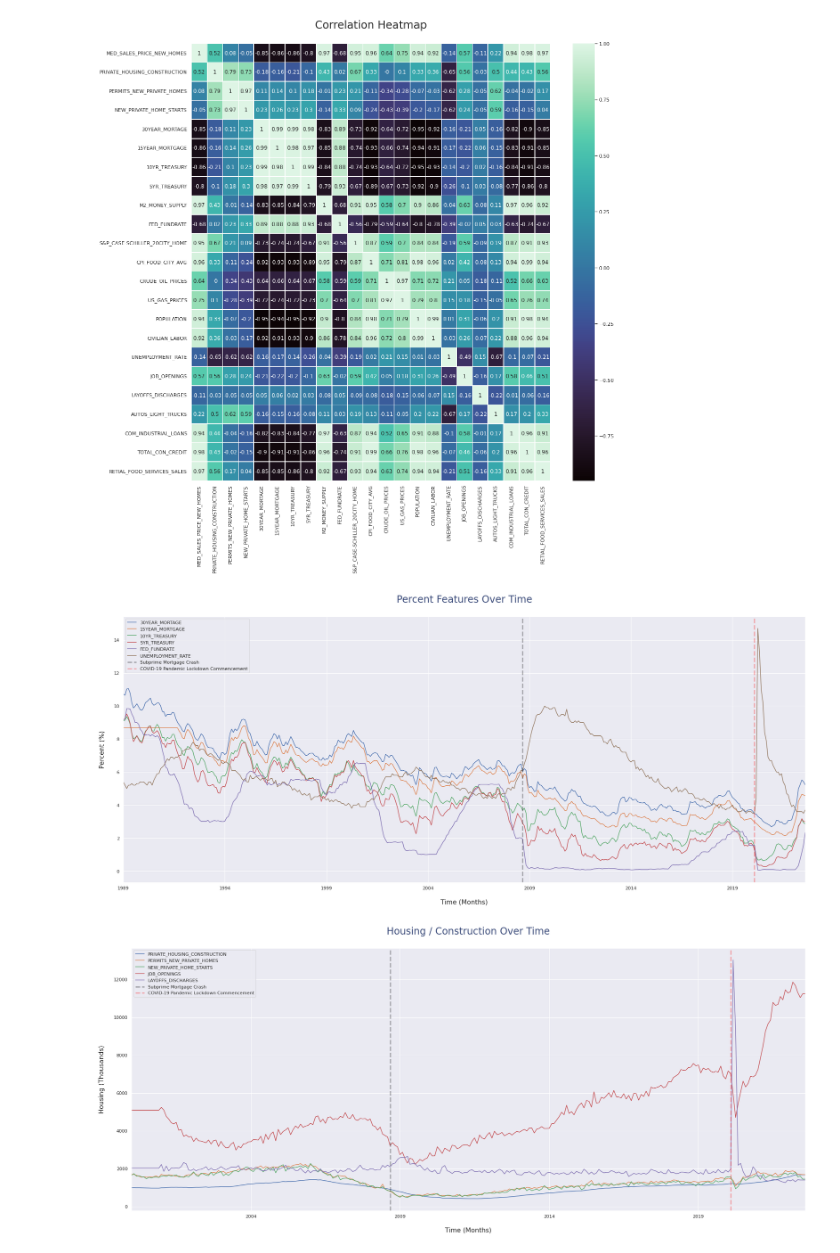
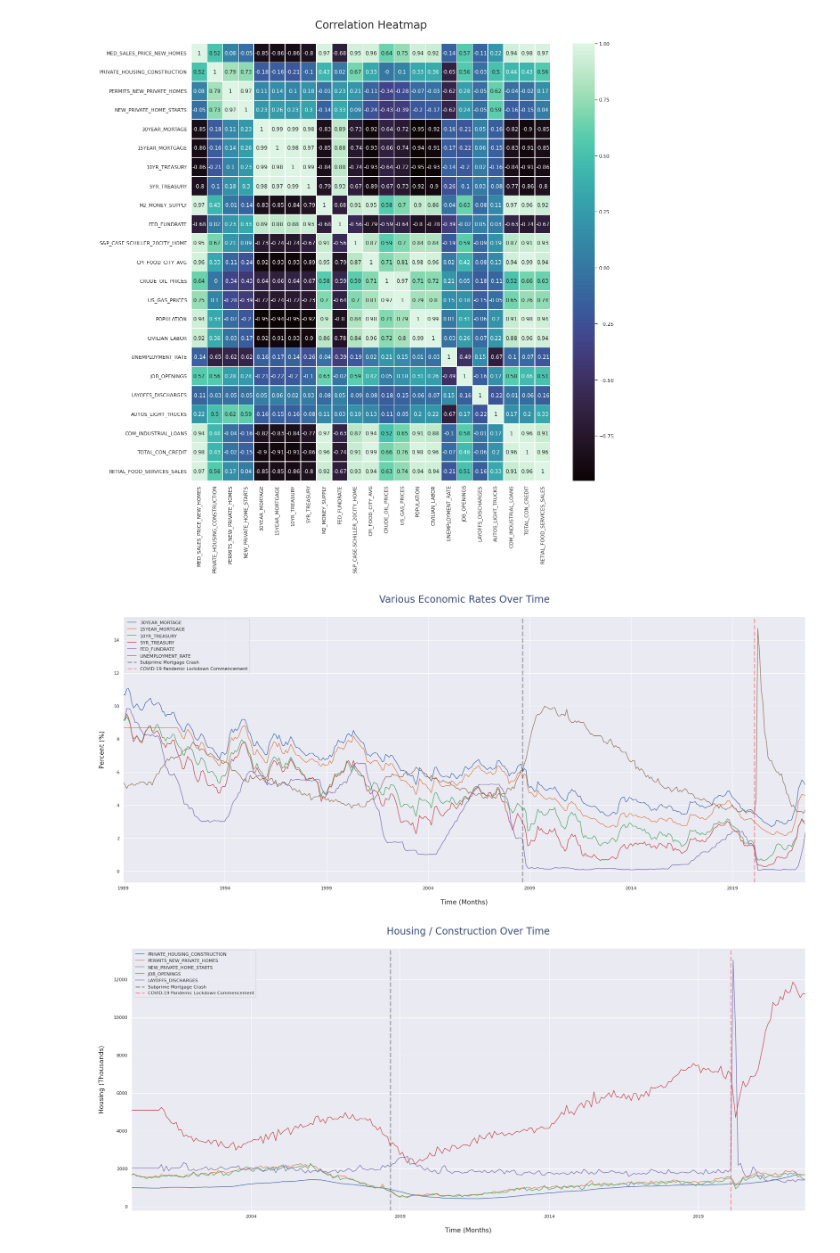
Before and after one commit to starkjones/US-Housing-Forecasting-w-FRED, a Jupyter notebook: US_Housing.ipynb, the cells around one changed output. Cells and saved outputs as stored; diff of their text form; code cells hidden in the pictures.

```diff
--- a/US_Housing.ipynb
+++ b/US_Housing.ipynb
@@ -273,20 +273,20 @@ hm.set_title('Correlation Heatmap\n', fontsize= 24);
 # %%
 sns.set_theme(style="darkgrid")
 
 percents = df[['30YEAR_MORTAGE', '15YEAR_MORTGAGE', '10YR_TREASURY','5YR_TREASURY', 'FED_FUNDRATE', 'UNEMPLOYMENT_RATE']]
 
 # fig, axes = plt.subplots(nrows=1, ncols =1, figsize=(30,12));
 percents.plot(figsize =(30,12))
 
 plt.axvline('9-1-2008', ls='--', color='black', alpha = 0.3, lw=3, label ="Subprime Mortgage Crash");
 plt.axvline('2-1-2020', ls='--', color='Red', alpha = 0.3, lw=3, label ="COVID-19 Pandemic Lockdown Commencement");
-plt.title('Percent Features Over Time\n', color= '#081d58', alpha= .8, fontsize =24);
+plt.title('Various Economic Rates Over Time\n', color= '#081d58', alpha= .8, fontsize =24);
 plt.xlabel('\nTime (Months)', fontsize = 16);
 plt.ylabel('Percent (%)\n', fontsize = 16);
 plt.grid('both')
 plt.legend();
 # %% [output]
-[figure, old version]
+[figure, new version]
 # %%
 sns.set_theme(style="darkgrid")
 
```
Also changed, not shown: parts of 1 cell of this notebook.
